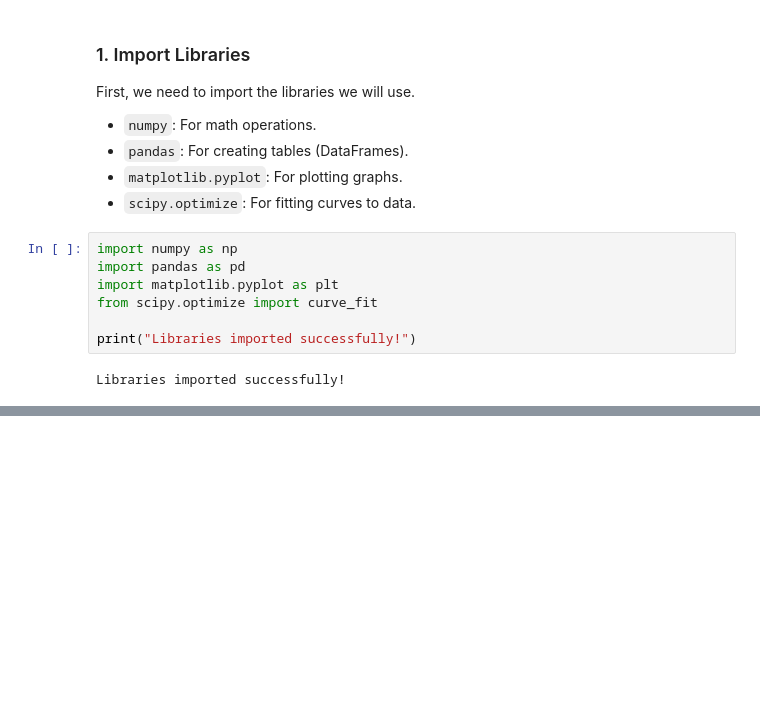
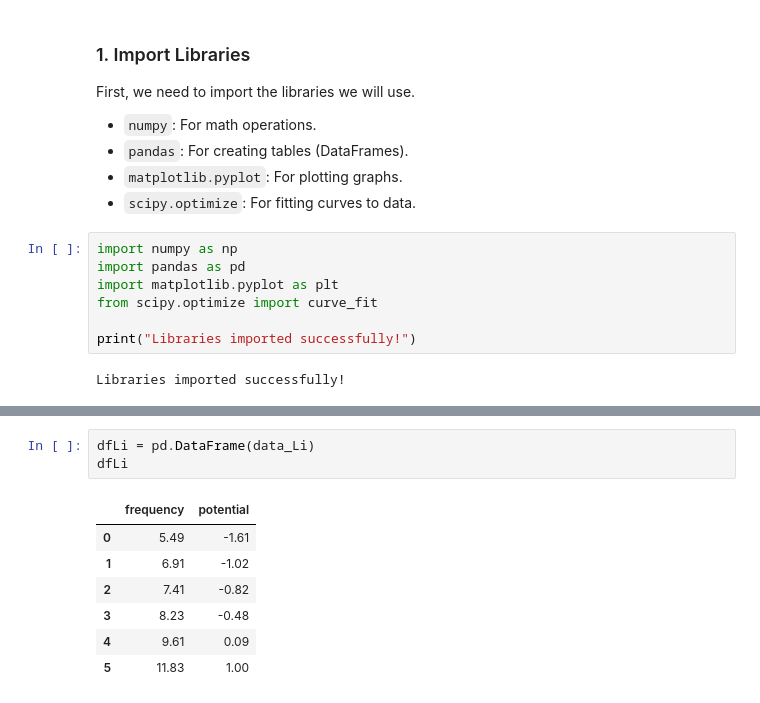
Before and after one commit to axu1-eng/QuantumMechanicsProject1, a Jupyter notebook: Part_2_Code.ipynb, the cells around one changed output, grey strips where cells are left out. Drawn from its saved outputs; the diff is of its cells as text; blank space fills up the shorter version.

```diff
--- a/Part_2_Code.ipynb
+++ b/Part_2_Code.ipynb
@@ -19,0 +47,11 @@ Libraries imported successfully!
+# %%
+dfLi = pd.DataFrame(data_Li)
+dfLi
+# %% [output]
+|  | frequency | potential |
+| 0 | 5.49 | -1.61 |
+| 1 | 6.91 | -1.02 |
+| 2 | 7.41 | -0.82 |
+| 3 | 8.23 | -0.48 |
+| 4 | 9.61 | 0.09 |
+| 5 | 11.83 | 1.00 |
```
Also changed, not shown: parts of 7 cells of this notebook.
